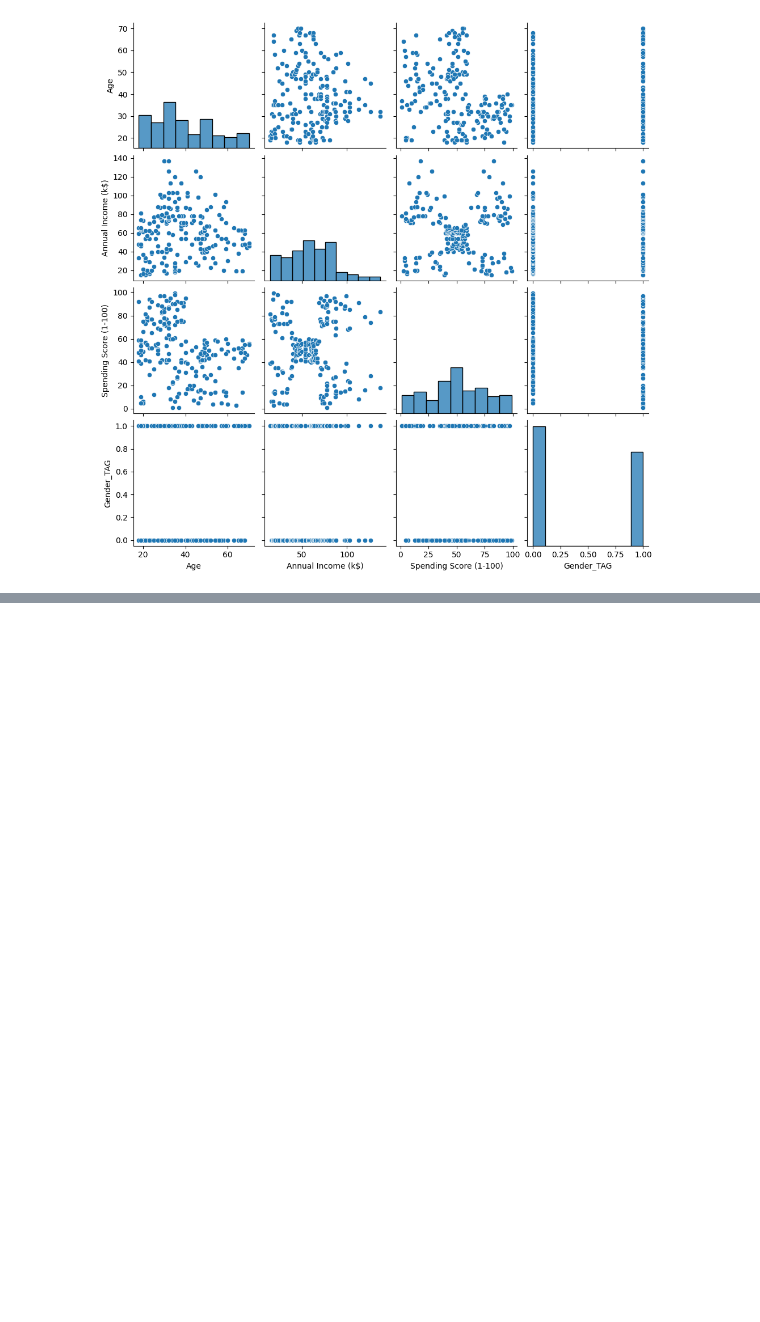
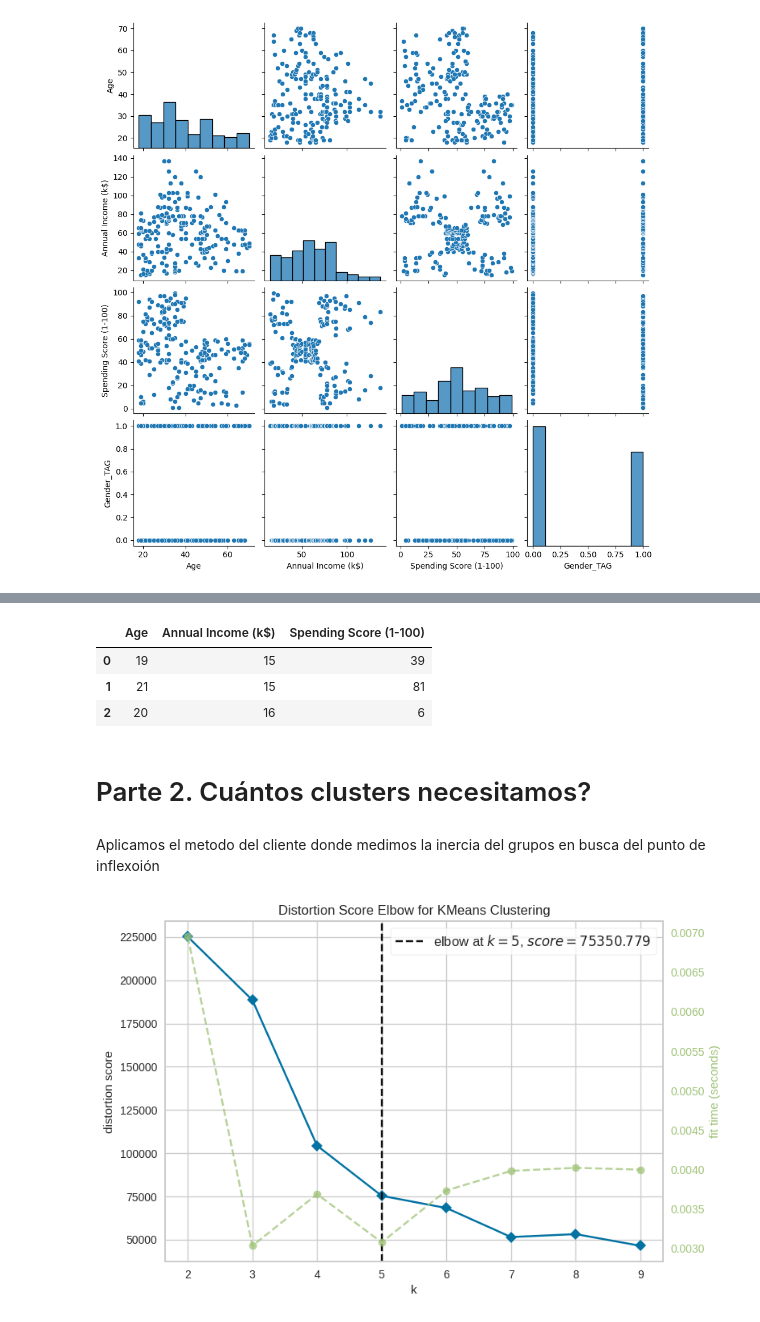
Before and after one commit to DeisyData/BIT_IA_Bootcamp, a Jupyter notebook: S8_C1_kmeans_customers.ipynb, the cells around one changed output, grey strips where cells are left out. Saved outputs shown, nothing was run; the diff lists cells and outputs as text; code cells hidden in the pictures; blank space fills up the shorter version.

```diff
--- a/S8_C1_kmeans_customers.ipynb
+++ b/S8_C1_kmeans_customers.ipynb
@@ -89,0 +85,22 @@ sns.pairplot(df)
+# %%
+df = df.drop(['Gender_TAG'], axis=1)
+df.head(3)
+# %% [output]
+|  | Age | Annual Income (k$) | Spending Score (1-100) |
+| 0 | 19 | 15 | 39 |
+| 1 | 21 | 15 | 81 |
+| 2 | 20 | 16 | 6 |
+# %% [markdown]
+# Parte 2. Cuántos clusters necesitamos?
+# %% [markdown]
+Aplicamos el metodo del cliente donde medimos la inercia del grupos en busca del punto de inflexoión
+# %%
+# Codigo del notebook   https://www.kaggle.com/code/datark1/customers-clustering-k-means-dbscan-and-ap/notebook
+from yellowbrick.cluster import KElbowVisualizer
+model = KMeans(random_state=1)
+visualizer = KElbowVisualizer(model, k=(2,10))
+visualizer.fit(df)
+visualizer.show()
+plt.show()
+# %% [output]
+[figure, added]
```
Also changed, not shown: parts of 20 cells of this notebook.
